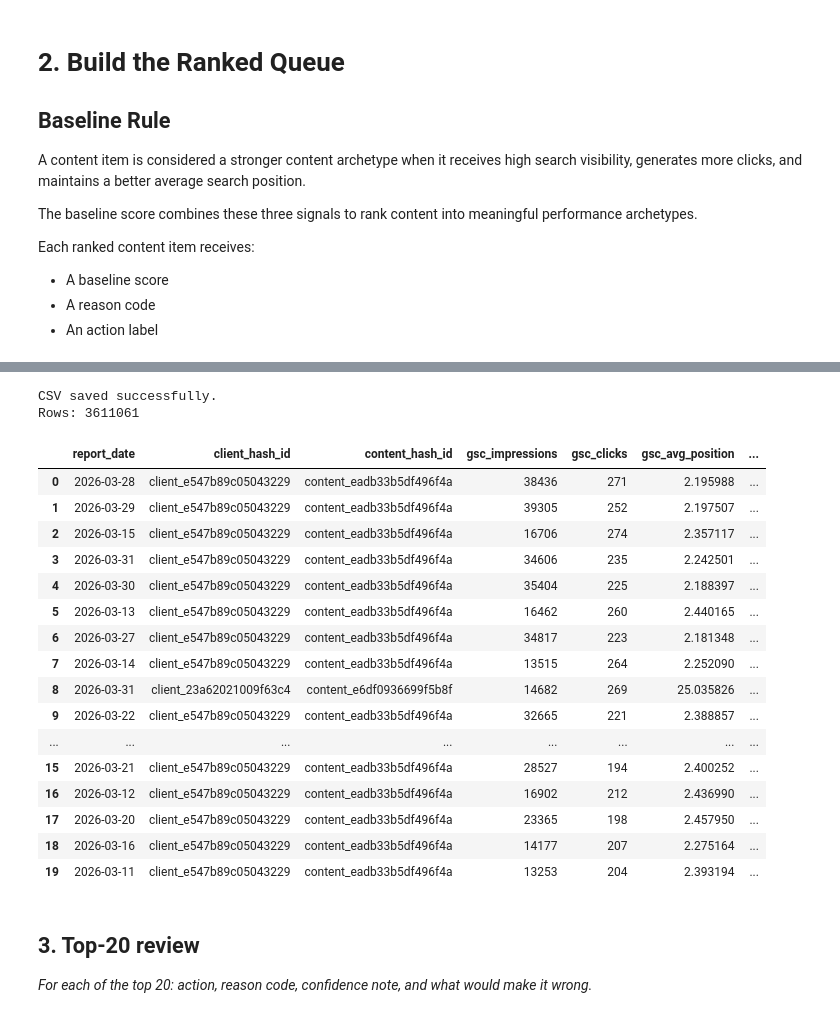
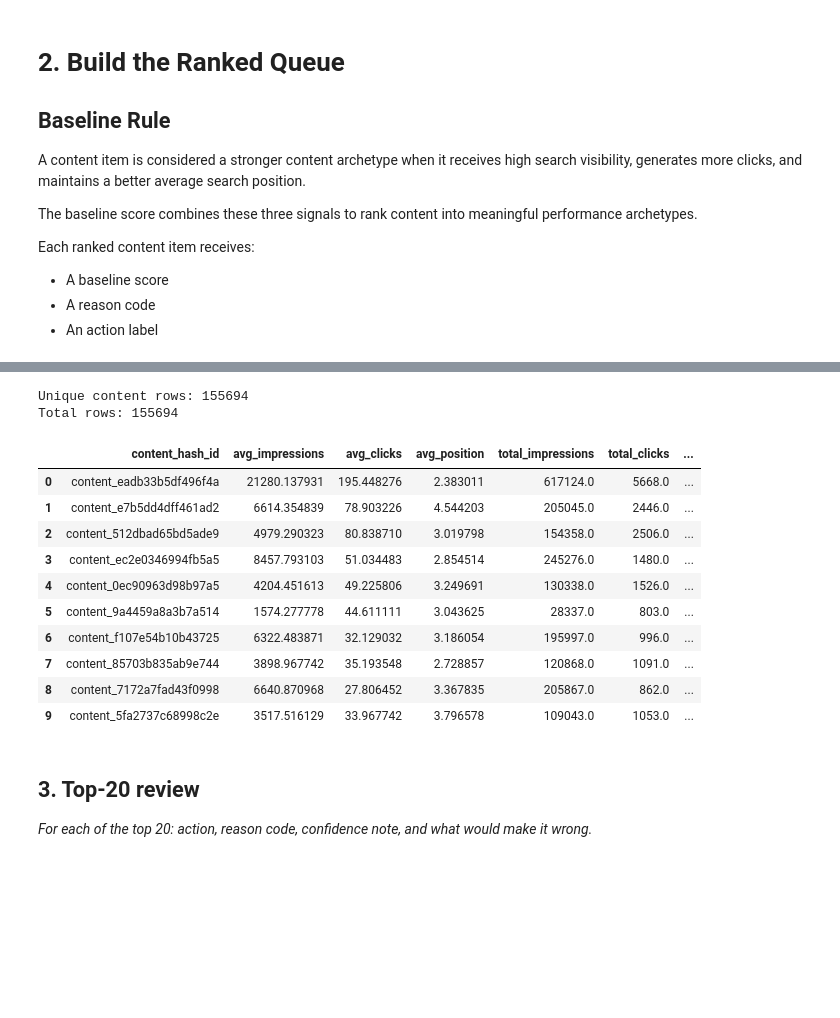
Before and after one commit to MukibHossain/ml-internship-starter, a Jupyter notebook: work/notebooks/w04_baseline_score.ipynb, the cells around one changed output, grey strips where cells are left out. Drawn from its saved outputs; the diff is of its cells as text; code cells hidden in the pictures; blank space fills up the shorter version.

```diff
--- a/work/notebooks/w04_baseline_score.ipynb
+++ b/work/notebooks/w04_baseline_score.ipynb
@@ -282,33 +290,8 @@ baseline.head()
-# %%
-os.makedirs("work/outputs", exist_ok=True)
-
-baseline.to_csv(
-    "work/outputs/baseline_action_score.csv",
-    index=False
-)
-
-print("CSV saved successfully.")
-print("Rows:", len(baseline))
-# %% [output]
-CSV saved successfully.
-Rows: 3611061
-# %%
-baseline.head(20)
-# %% [output]
-|  | report_date | client_hash_id | content_hash_id | gsc_impressions | gsc_clicks | gsc_avg_position | ... |
-| 0 | 2026-03-28 | client_e547b89c05043229 | content_eadb33b5df496f4a | 38436 | 271 | 2.195988 | ... |
-| 1 | 2026-03-29 | client_e547b89c05043229 | content_eadb33b5df496f4a | 39305 | 252 | 2.197507 | ... |
-| 2 | 2026-03-15 | client_e547b89c05043229 | content_eadb33b5df496f4a | 16706 | 274 | 2.357117 | ... |
-| 3 | 2026-03-31 | client_e547b89c05043229 | content_eadb33b5df496f4a | 34606 | 235 | 2.242501 | ... |
-| 4 | 2026-03-30 | client_e547b89c05043229 | content_eadb33b5df496f4a | 35404 | 225 | 2.188397 | ... |
-| 5 | 2026-03-13 | client_e547b89c05043229 | content_eadb33b5df496f4a | 16462 | 260 | 2.440165 | ... |
-| 6 | 2026-03-27 | client_e547b89c05043229 | content_eadb33b5df496f4a | 34817 | 223 | 2.181348 | ... |
-| 7 | 2026-03-14 | client_e547b89c05043229 | content_eadb33b5df496f4a | 13515 | 264 | 2.252090 | ... |
-| 8 | 2026-03-31 | client_23a62021009f63c4 | content_e6df0936699f5b8f | 14682 | 269 | 25.035826 | ... |
-| 9 | 2026-03-22 | client_e547b89c05043229 | content_eadb33b5df496f4a | 32665 | 221 | 2.388857 | ... |
-| ... | ... | ... | ... | ... | ... | ... | ... |
-| 15 | 2026-03-21 | client_e547b89c05043229 | content_eadb33b5df496f4a | 28527 | 194 | 2.400252 | ... |
-| 16 | 2026-03-12 | client_e547b89c05043229 | content_eadb33b5df496f4a | 16902 | 212 | 2.436990 | ... |
-| 17 | 2026-03-20 | client_e547b89c05043229 | content_eadb33b5df496f4a | 23365 | 198 | 2.457950 | ... |
-| 18 | 2026-03-16 | client_e547b89c05043229 | content_eadb33b5df496f4a | 14177 | 207 | 2.275164 | ... |
-| 19 | 2026-03-11 | client_e547b89c05043229 | content_eadb33b5df496f4a | 13253 | 204 | 2.393194 | ... |
+# %%
+baseline = con.sql(baseline_query).df()
+
+print("Unique content rows:", baseline["content_hash_id"].nunique())
+print("Total rows:", len(baseline))
+# %% [output]
+Unique content rows: 155694
+Total rows: 155694
@@ -315,3 +307,17 @@ baseline.head(20)
+# %%
+baseline.head(10)
+# %% [output]
+|  | content_hash_id | avg_impressions | avg_clicks | avg_position | total_impressions | total_clicks | ... |
+| 0 | content_eadb33b5df496f4a | 21280.137931 | 195.448276 | 2.383011 | 617124.0 | 5668.0 | ... |
+| 1 | content_e7b5dd4dff461ad2 | 6614.354839 | 78.903226 | 4.544203 | 205045.0 | 2446.0 | ... |
+| 2 | content_512dbad65bd5ade9 | 4979.290323 | 80.838710 | 3.019798 | 154358.0 | 2506.0 | ... |
+| 3 | content_ec2e0346994fb5a5 | 8457.793103 | 51.034483 | 2.854514 | 245276.0 | 1480.0 | ... |
+| 4 | content_0ec90963d98b97a5 | 4204.451613 | 49.225806 | 3.249691 | 130338.0 | 1526.0 | ... |
+| 5 | content_9a4459a8a3b7a514 | 1574.277778 | 44.611111 | 3.043625 | 28337.0 | 803.0 | ... |
+| 6 | content_f107e54b10b43725 | 6322.483871 | 32.129032 | 3.186054 | 195997.0 | 996.0 | ... |
+| 7 | content_85703b835ab9e744 | 3898.967742 | 35.193548 | 2.728857 | 120868.0 | 1091.0 | ... |
+| 8 | content_7172a7fad43f0998 | 6640.870968 | 27.806452 | 3.367835 | 205867.0 | 862.0 | ... |
+| 9 | content_5fa2737c68998c2e | 3517.516129 | 33.967742 | 3.796578 | 109043.0 | 1053.0 | ... |
 # %% [markdown]
 ## 3. Top-20 review
 
```
Also changed, not shown: parts of 7 cells of this notebook.
